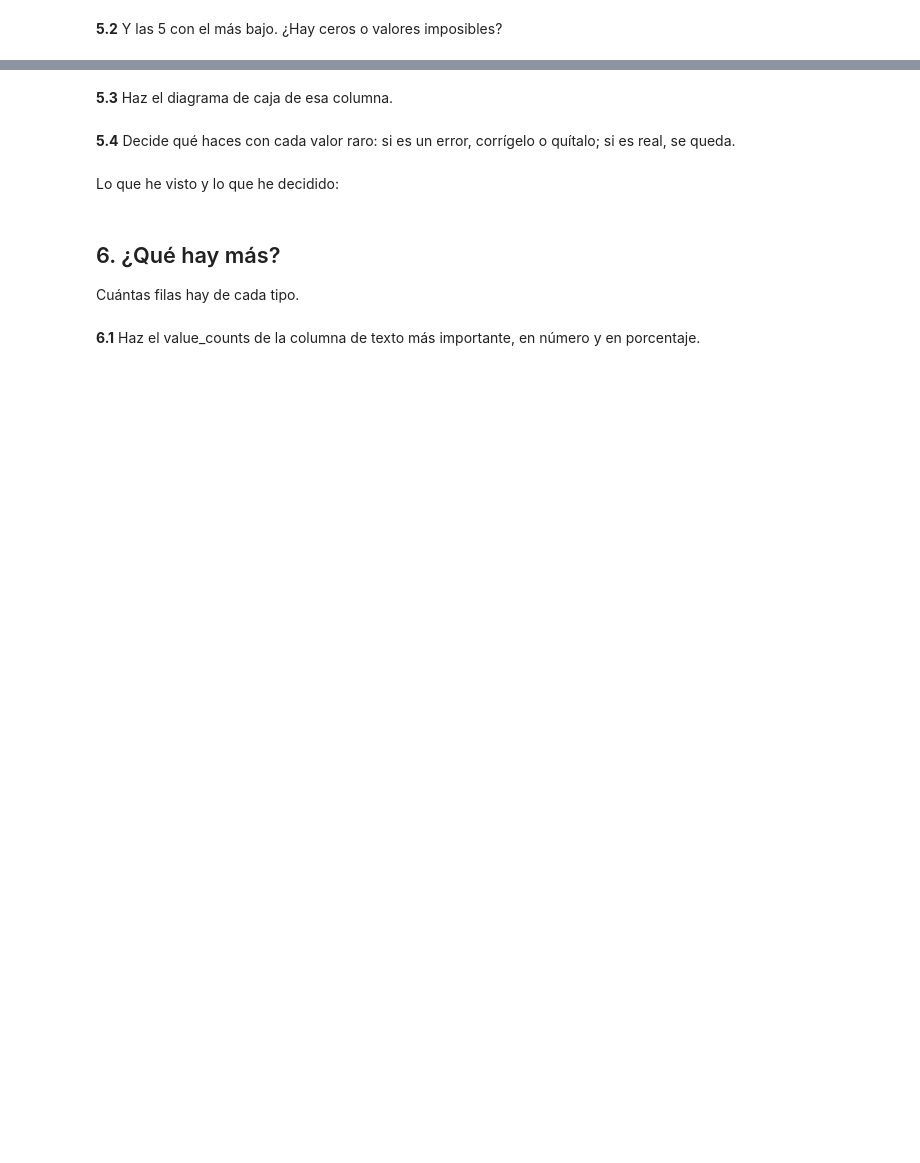
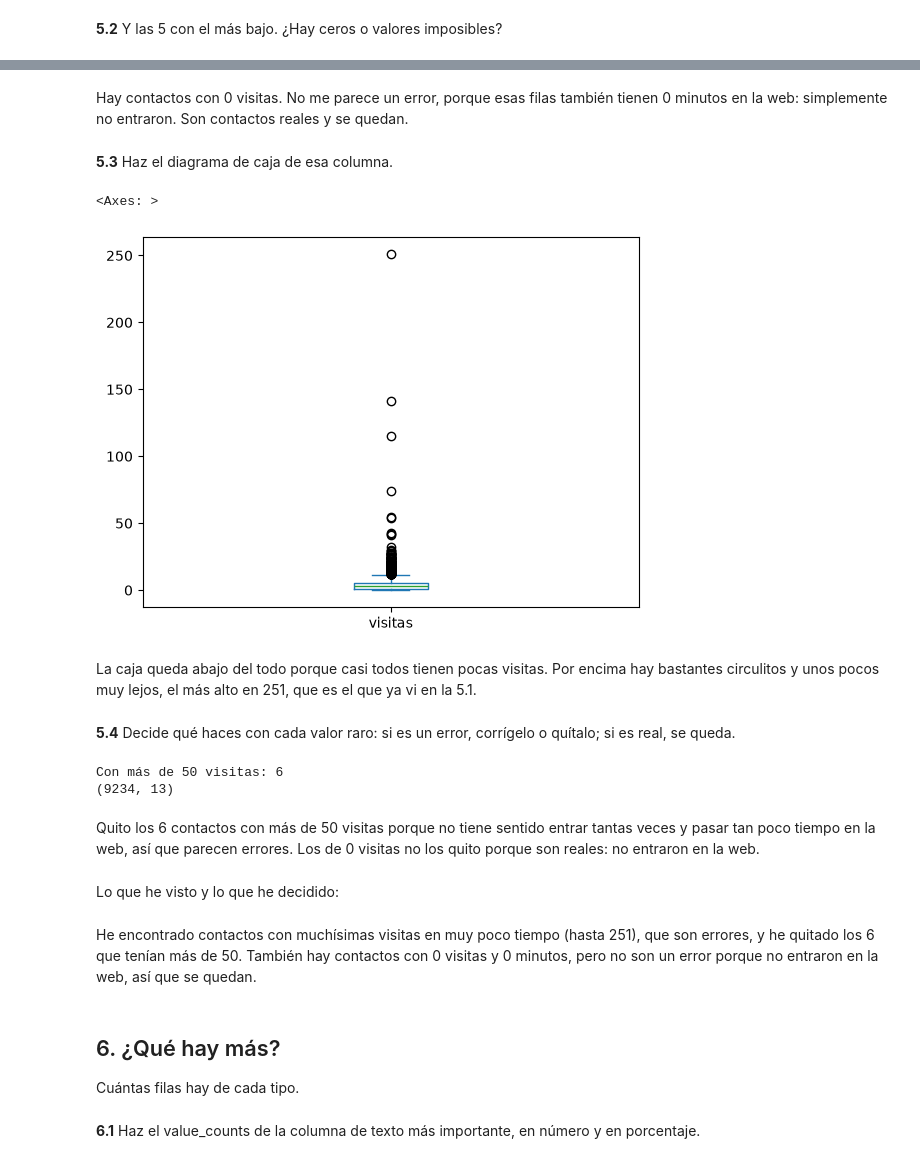
Before and after one commit to ValeriaCiriza/proyecto-m1, a Jupyter notebook: eda.ipynb, the cells around one changed output, grey strips where cells are left out. Cells and saved outputs as stored; diff of their text form; code cells hidden in the pictures; blank space fills up the shorter version.

```diff
--- a/eda.ipynb
+++ b/eda.ipynb
@@ -371,9 +431,31 @@ Busca los valores extremos y decide si son errores o casos reales.
+# %% [markdown]
+Hay contactos con 0 visitas. No me parece un error, porque esas filas también tienen 0 minutos en la web: simplemente no entraron. Son contactos reales y se quedan.
 # %% [markdown]
 **5.3** Haz el diagrama de caja de esa columna.
+# %%
+leads["visitas"].plot(kind="box") # Dibujo el diagrama de caja de las visitas
+# %% [output]
+<Axes: >
+[figure, added]
+# %% [markdown]
+La caja queda abajo del todo porque casi todos tienen pocas visitas. Por encima hay bastantes circulitos y unos pocos muy lejos, el más alto en 251, que es el que ya vi en la 5.1.
 # %% [markdown]
 **5.4** Decide qué haces con cada valor raro: si es un error, corrígelo o quítalo; si es real, se queda.
+# %%
+print("Con más de 50 visitas:", len(leads[leads["visitas"] > 50]))   # Cuento cuántos contactos tienen más de 50 visitas antes de quitarlos
+
+leads = leads[leads["visitas"] <= 50]
+print(leads.shape)           # Me quedo solo con los que tienen 50 visitas o menos
+# %% [output]
+Con más de 50 visitas: 6
+(9234, 13)
+# %% [markdown]
+Quito los 6 contactos con más de 50 visitas porque no tiene sentido entrar tantas veces y pasar tan poco tiempo en la web, así que parecen errores.  Los de 0 visitas no los quito porque son reales: no entraron en la web.
 # %% [markdown]
 Lo que he visto y lo que he decidido:
+# %% [markdown]
+
+He encontrado contactos con muchísimas visitas en muy poco tiempo (hasta 251), que son errores, y he quitado los 6 que tenían más de 50. También hay contactos con 0 visitas y 0 minutos, pero no son un error porque no entraron en la web, así que se quedan.
 # %% [markdown]
 ## 6. ¿Qué hay más?
 
```
Also changed, not shown: parts of 19 cells of this notebook, 1 other file.
